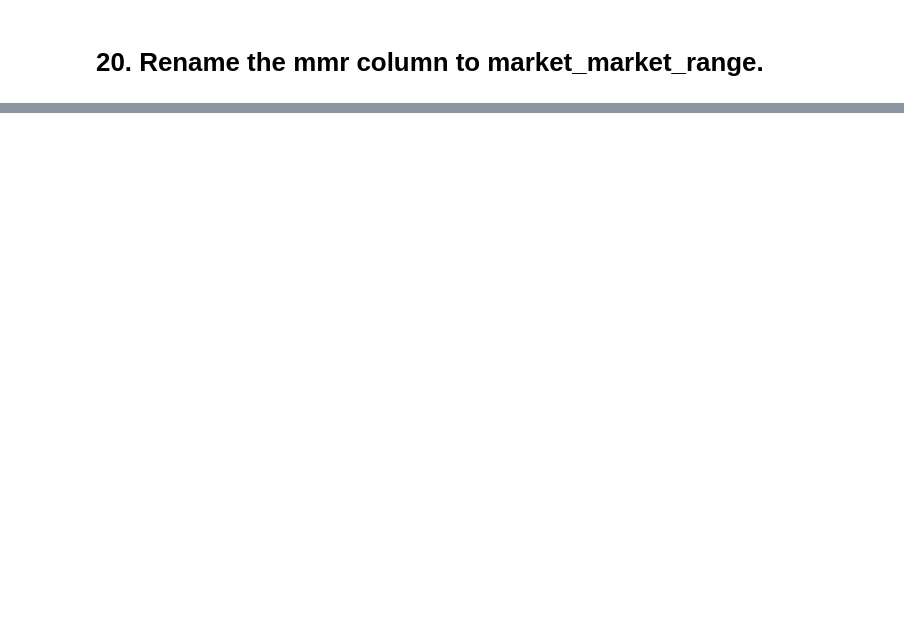
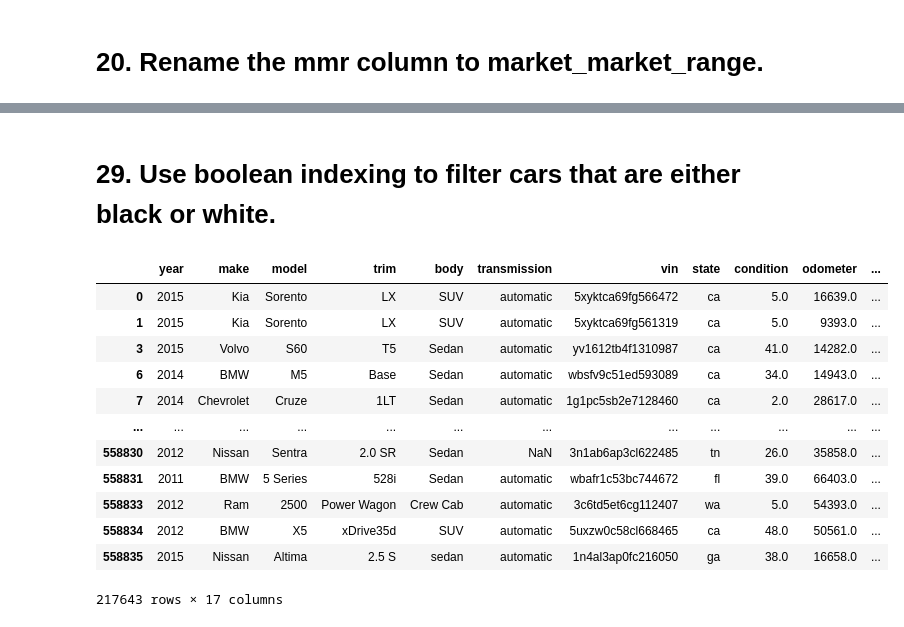
Before and after one commit to ZygimantasB/pandas_training, a Jupyter notebook: car/vehicle_sales.ipynb, the cells around one changed output, grey strips where cells are left out. Drawn from its saved outputs; the diff is of its cells as text; code cells hidden in the pictures; blank space fills up the shorter version.

Commit message:
Finished car sales

```diff
--- a/car/vehicle_sales.ipynb
+++ b/car/vehicle_sales.ipynb
@@ -829,0 +840,7 @@ car_sales
+# %%
+bins = list(range(0, int(car_sales['odometer'].max() + 10000), 10000))
+
+car_sales['odometer_bins'] = pd.cut(car_sales['odometer'], bins=bins)
+
+histogram = car_sales['odometer_bins'].value_counts().sort_index()
+histogram
@@ -829,0 +960,7 @@ car_sales
+# %%
+# Calculate the minimum and maximum of the 'condition' column
+min_condition = car_sales['condition'].min()
+max_condition = car_sales['condition'].max()
+
+# Apply the min-max normalization formula
+car_sales['condition_normalized'] = ((car_sales['condition'] - min_condition) / (max_condition - min_condition)) * 9 + 1
@@ -829,0 +999,18 @@ car_sales
+# %% [markdown]
+# 29. Use boolean indexing to filter cars that are either black or white.
+# %%
+car_sales[car_sales['color'].isin(['black', 'white'])]
+# %% [output]
+|  | year | make | model | trim | body | transmission | vin | state | condition | odometer | ... |
+| 0 | 2015 | Kia | Sorento | LX | SUV | automatic | 5xyktca69fg566472 | ca | 5.0 | 16639.0 | ... |
+| 1 | 2015 | Kia | Sorento | LX | SUV | automatic | 5xyktca69fg561319 | ca | 5.0 | 9393.0 | ... |
+| 3 | 2015 | Volvo | S60 | T5 | Sedan | automatic | yv1612tb4f1310987 | ca | 41.0 | 14282.0 | ... |
+| 6 | 2014 | BMW | M5 | Base | Sedan | automatic | wbsfv9c51ed593089 | ca | 34.0 | 14943.0 | ... |
+| 7 | 2014 | Chevrolet | Cruze | 1LT | Sedan | automatic | 1g1pc5sb2e7128460 | ca | 2.0 | 28617.0 | ... |
+| ... | ... | ... | ... | ... | ... | ... | ... | ... | ... | ... | ... |
+| 558830 | 2012 | Nissan | Sentra | 2.0 SR | Sedan | NaN | 3n1ab6ap3cl622485 | tn | 26.0 | 35858.0 | ... |
+| 558831 | 2011 | BMW | 5 Series | 528i | Sedan | automatic | wbafr1c53bc744672 | fl | 39.0 | 66403.0 | ... |
+| 558833 | 2012 | Ram | 2500 | Power Wagon | Crew Cab | automatic | 3c6td5et6cg112407 | wa | 5.0 | 54393.0 | ... |
+| 558834 | 2012 | BMW | X5 | xDrive35d | SUV | automatic | 5uxzw0c58cl668465 | ca | 48.0 | 50561.0 | ... |
+| 558835 | 2015 | Nissan | Altima | 2.5 S | sedan | automatic | 1n4al3ap0fc216050 | ga | 38.0 | 16658.0 | ... |
+217643 rows × 17 columns
```
Also changed, not shown: parts of 25 cells of this notebook.
